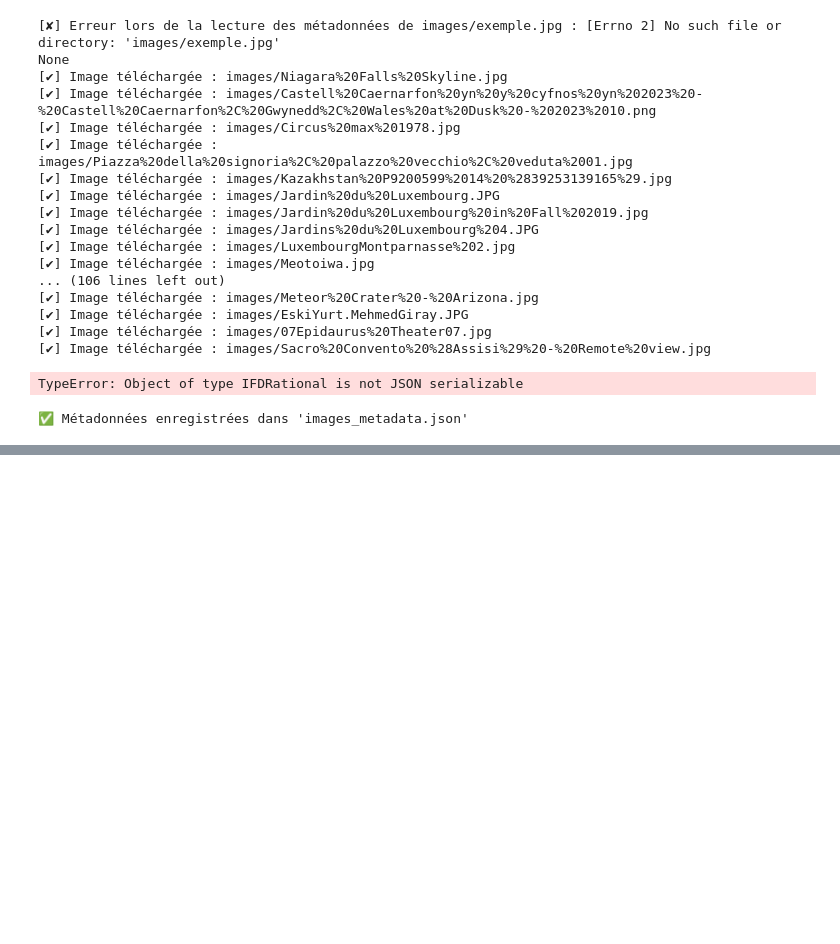
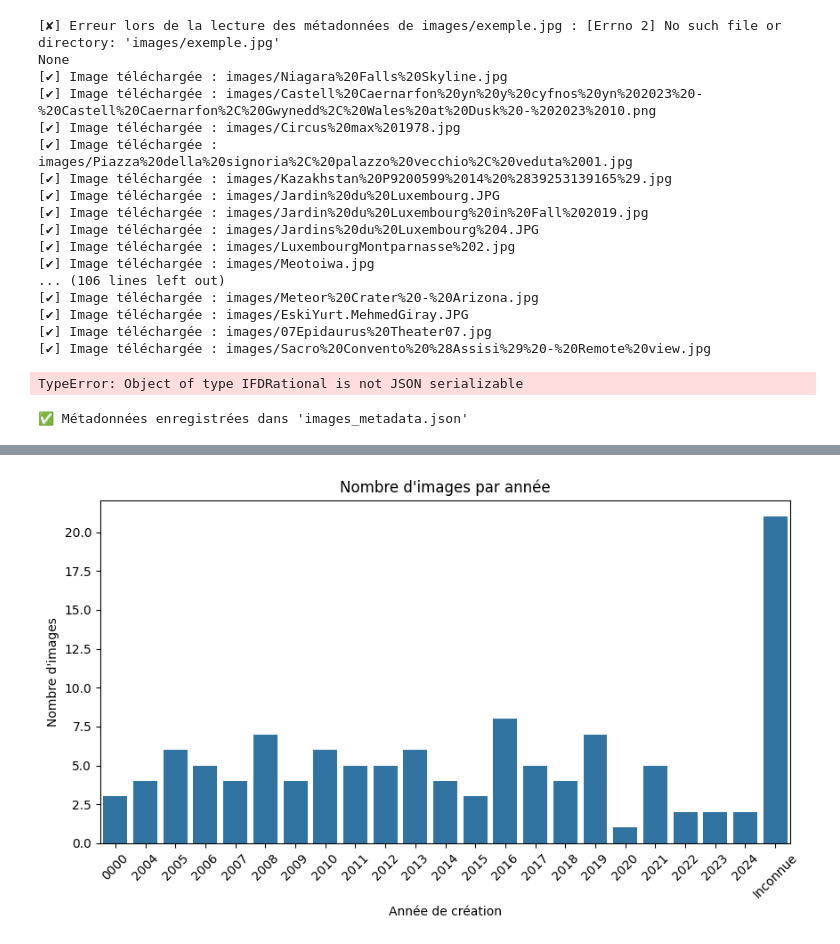
Before and after one commit to Guimleh/MachineLearning, a Jupyter notebook: fr/Projet/Untitled.ipynb, the cells around one changed output, grey strips where cells are left out. Drawn from its saved outputs; the diff is of its cells as text; code cells hidden in the pictures; blank space fills up the shorter version.

```diff
--- a/fr/Projet/Untitled.ipynb
+++ b/fr/Projet/Untitled.ipynb
@@ -402,0 +417,99 @@ if metadata_results:
+# %%
+import json
+import os
+import numpy as np
+import seaborn as sns
+import matplotlib.pyplot as plt
+from collections import Counter
+from PIL import Image
+from sklearn.cluster import KMeans
+
+# Charger les métadonnées
+metadata_file = "images_metadata.json"
+if not os.path.exists(metadata_file):
+    print("[✘] Fichier de métadonnées introuvable.")
+    exit()
+
+with open(metadata_file, "r", encoding="utf-8") as f:
+    metadata_list = json.load(f)
+
+# Extraction des données
+creation_years = []
+orientations = []
+camera_models = []
+widths = []
+heights = []
+colors = []
+
+for data in metadata_list:
+    if data.get("creation_date"):
+        creation_years.append(data["creation_date"].split(":")[0])  # Extraire l'année
+    orientations.append(data.get("orientation", "Inconnu"))
+    camera_models.append(data.get("camera_model", "Inconnu"))
+    widths.append(data.get("width", 0))
+    heights.append(data.get("height", 0))
+
+    # Extraction des couleurs dominantes avec plusieurs clusters
+    img_path = data.get("path")
+    if img_path and os.path.exists(img_path):
+        try:
+            img = Image.open(img_path)
+            img = img.resize((100, 100))  # Augmenter la résolution d'analyse
+            pixels = np.array(img).reshape(-1, 3)
+            kmeans = KMeans(n_clusters=3, n_init=10)  # Utiliser plusieurs clusters
+            kmeans.fit(pixels)
+            dominant_color = kmeans.cluster_centers_[np.argmax(np.bincount(kmeans.labels_))]
+            colors.append(tuple(dominant_color))
+        except:
+            pass
+
+# Graphique : Nombre d'images par année
+plt.figure(figsize=(10, 5))
+sns.countplot(x=creation_years, order=sorted(set(creation_years)))
+plt.xlabel("Année de création")
+plt.ylabel("Nombre d'images")
+plt.title("Nombre d'images par année")
+plt.xticks(rotation=45)
+plt.show()
+
+# Graphique : Répartition des orientations
+plt.figure(figsize=(6, 4))
+sns.countplot(x=orientations, order=["paysage", "portrait", "carré", "Inconnu"])
+plt.xlabel("Orientation")
+plt.ylabel("Nombre d'images")
+plt.title("Répartition des orientations d'images")
+plt.show()
+
+# Graphique : Distribution des tailles
+plt.figure(figsize=(10, 5))
+sns.histplot(widths, bins=20, kde=True, color='blue', label='Largeur')
+sns.histplot(heights, bins=20, kde=True, color='red', label='Hauteur')
+plt.xlabel("Taille en pixels")
+plt.ylabel("Nombre d'images")
+plt.title("Distribution des dimensions des images")
+plt.legend()
+plt.show()
+
+# Graphique : Modèles d'appareils photo les plus utilisés
+plt.figure(figsize=(10, 5))
+camera_counts = Counter(camera_models)
+camera_common = camera_counts.most_common(10)
+sns.barplot(y=[x[0] for x in camera_common], x=[x[1] for x in camera_common])
+plt.xlabel("Nombre d'images")
+plt.ylabel("Modèle d'appareil photo")
+plt.title("Top 10 des modèles d'appareils photo")
+plt.show()
+
+# Graphique : Couleurs dominantes
+if colors:
+    plt.figure(figsize=(12, 2))
+    for i, color in enumerate(colors[:20]):  # Afficher seulement 20 couleurs
+        plt.fill_between([i, i + 1], 0, 1, color=np.array(color) / 255)
+    plt.xlim(0, len(colors[:20]))
+    plt.axis("off")
+    plt.title("Couleurs dominantes des images")
+    plt.show()
+
+print("✅ Visualisation des données terminée !")
+# %% [output]
+[figure, added]
```
Also changed, not shown: parts of 2 cells of this notebook, 2 other files.
